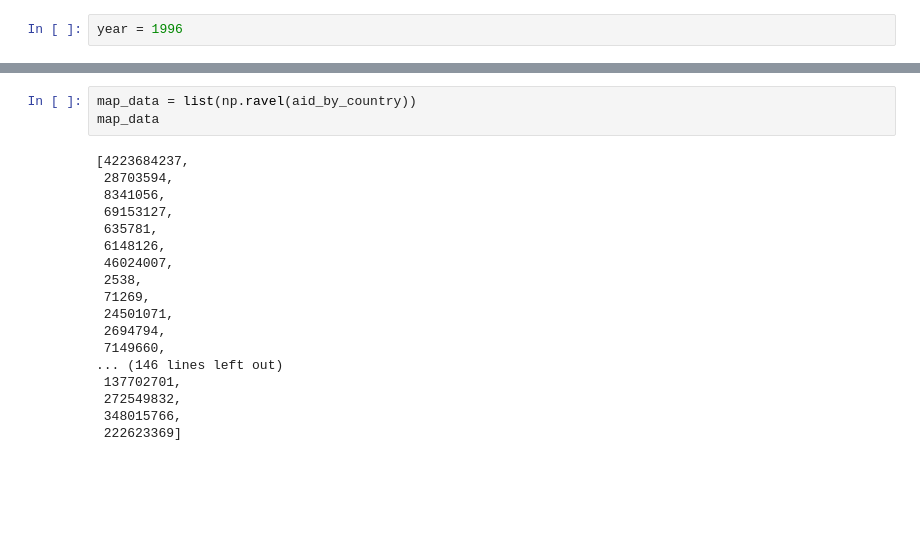
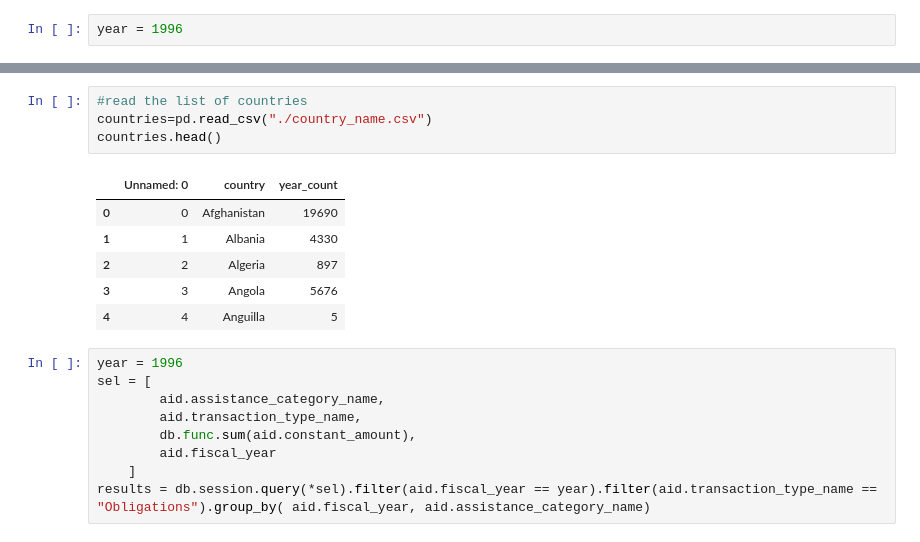
Before and after one commit to llreber/TeamPlaisant, a Jupyter notebook: US_Aid.ipynb, the cells around one changed output, grey strips where cells are left out. Drawn from its saved outputs; the diff is of its cells as text; blank space fills up the shorter version.

```diff
--- a/US_Aid.ipynb
+++ b/US_Aid.ipynb
@@ -99,21 +76,20 @@ AttributeError: 'DataFrame' object has no attribute 'country_name'
-# %%
-map_data = list(np.ravel(aid_by_country))
-map_data
-# %% [output]
-[4223684237,
- 28703594,
- 8341056,
- 69153127,
- 635781,
- 6148126,
- 46024007,
- 2538,
- 71269,
- 24501071,
- 2694794,
- 7149660,
-... (146 lines left out)
- 137702701,
- 272549832,
- 348015766,
- 222623369]
+# %%
+#read the list of countries
+countries=pd.read_csv("./country_name.csv")
+countries.head()
+# %% [output]
+|  | Unnamed: 0 | country | year_count |
+| 0 | 0 | Afghanistan | 19690 |
+| 1 | 1 | Albania | 4330 |
+| 2 | 2 | Algeria | 897 |
+| 3 | 3 | Angola | 5676 |
+| 4 | 4 | Anguilla | 5 |
+# %%
+year = 1996
+sel = [
+        aid.assistance_category_name,
+        aid.transaction_type_name,
+        db.func.sum(aid.constant_amount),
+        aid.fiscal_year
+    ]
+results = db.session.query(*sel).filter(aid.fiscal_year == year).filter(aid.transaction_type_name == "Obligations").group_by( aid.fiscal_year, aid.assistance_category_name)
```
Also changed, not shown: parts of 7 cells of this notebook, 5 other files.
